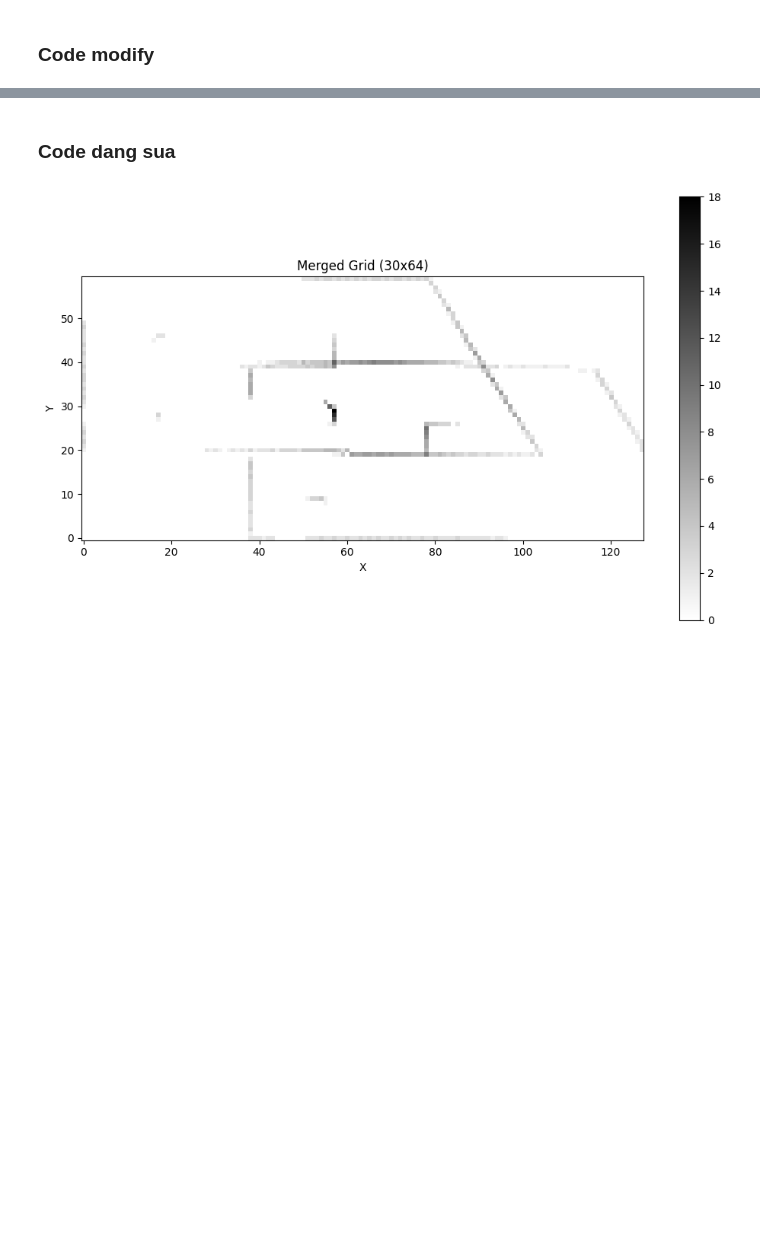
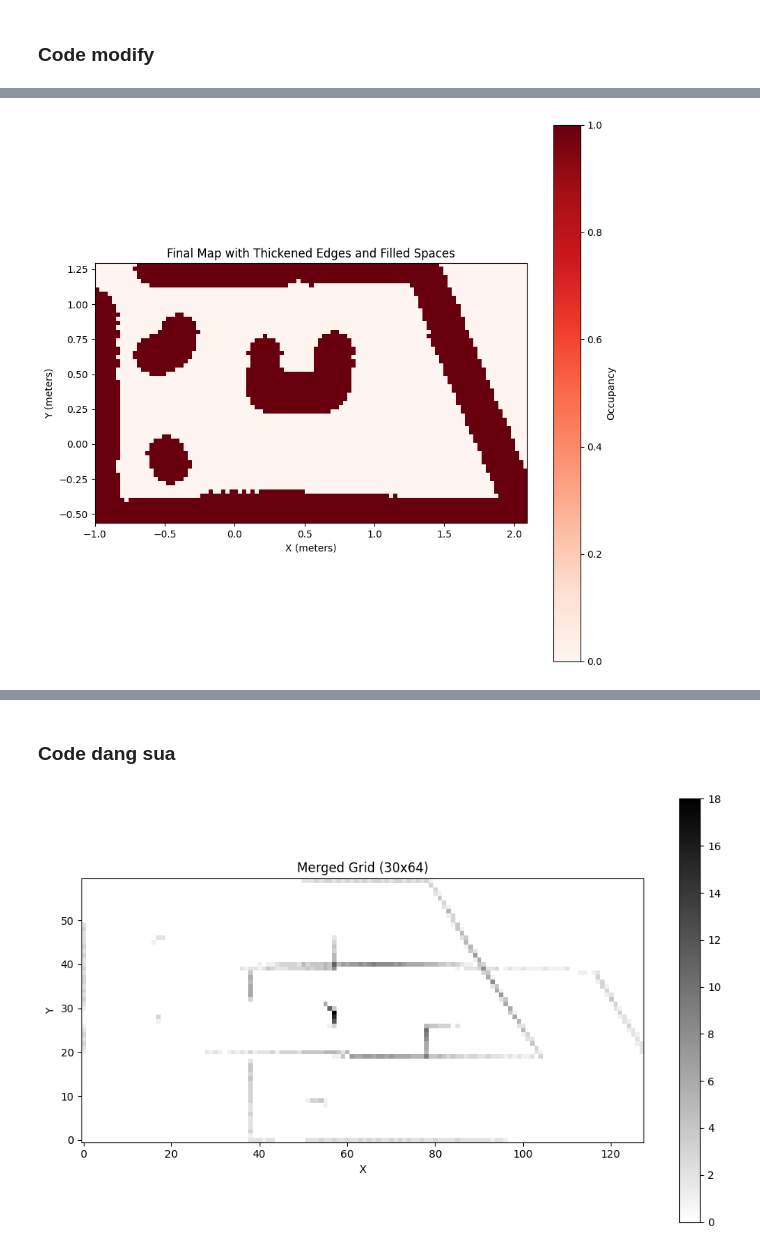
Before and after one commit to YoneJ/Final, a Jupyter notebook: main.ipynb, the cells around one changed output, grey strips where cells are left out. Saved outputs shown, nothing was run; the diff lists cells and outputs as text; code cells hidden in the pictures; blank space fills up the shorter version.

```diff
--- a/main.ipynb
+++ b/main.ipynb
@@ -204,0 +212,93 @@ Transformed data (y): [-1.67545887e-02 -2.51185011e-02 -3.35328195e-02 -4.191623
+# %%
+import pandas as pd
+import numpy as np
+import matplotlib.pyplot as plt
+from scipy.ndimage import binary_fill_holes
+
+# Load data from files
+df1 = pd.read_csv('usdata.csv')
+df2 = pd.read_csv('usdata2.csv')
+
+x1, y1 = df1['x'].values, df1['y'].values
+x2, y2 = df2['x'].values, df2['y'].values
+
+# Transformation parameters for data2
+translation_vector_2 = np.array([1.0, 0.0])  # Shift data2 x-coordinate to the left by 1 unit
+
+# Apply the translation to data2
+transformed_x2 = x2 + translation_vector_2[0]
+transformed_y2 = y2 + translation_vector_2[1]
+
+# Combine all points into a single dataset
+all_x = np.concatenate((x1, transformed_x2))
+all_y = np.concatenate((y1, transformed_y2))
+
+# Determine the bounds of the grid
+x_min, x_max = np.min(all_x), np.max(all_x)
+y_min, y_max = np.min(all_y), np.max(all_y)
+
+# Define the grid resolution
+resolution = 0.03  # Size of each grid cell in meters
+
+# Calculate grid dimensions based on bounds and resolution
+grid_width = int(np.ceil((x_max - x_min) / resolution))
+grid_height = int(np.ceil((y_max - y_min) / resolution))
+
+# Initialize the grid map with zeros (free space)
+grid_map = np.zeros((grid_height, grid_width))
+
+# Helper function to convert coordinates to grid indices
+def to_grid_indices(x, y, x_min, y_min, resolution):
+    grid_x = int((x - x_min) / resolution)
+    grid_y = int((y - y_min) / resolution)
+    return grid_x, grid_y
+
+# Populate the grid map with points from all slices
+for x, y in zip(all_x, all_y):
+    grid_x, grid_y = to_grid_indices(x, y, x_min, y_min, resolution)
+    if 0 <= grid_x < grid_width and 0 <= grid_y < grid_height:
+        grid_map[grid_y, grid_x] = 1  # Mark as occupied
+
+# Add a filled line to connect two points
+line_x = np.linspace(0.33, 0.898, num=50)
+line_y = np.full_like(line_x, -0.66)
+
+# Populate the map with the connecting line
+for x, y in zip(line_x, line_y):
+    grid_x, grid_y = to_grid_indices(x, y, x_min, y_min, resolution)
+    if 0 <= grid_x < grid_width and 0 <= grid_y < grid_height:
+        grid_map[grid_y, grid_x] = 1
+
+# Function to thicken edges
+def thicken_edges(grid_map, radius, resolution):
+    radius_in_cells = int(np.ceil(radius / resolution))
+    thickened_map = grid_map.copy()
+
+    for y in range(grid_map.shape[0]):
+        for x in range(grid_map.shape[1]):
+            if grid_map[y, x] == 1:  # If the cell is occupied
+                for dx in range(-radius_in_cells, radius_in_cells + 1):
+                    for dy in range(-radius_in_cells, radius_in_cells + 1):
+                        if dx**2 + dy**2 <= radius_in_cells**2:  # Check within the radius
+                            nx, ny = x + dx, y + dy
+                            if 0 <= nx < grid_map.shape[1] and 0 <= ny < grid_map.shape[0]:
+                                thickened_map[ny, nx] = 1
+    return thickened_map
+
+# Thicken the edges
+edge_thickness = 0.1  # Thickness in meters
+thickened_map = thicken_edges(grid_map, edge_thickness, resolution)
+
+# Fill inner spaces within obstacles
+filled_map = binary_fill_holes(thickened_map).astype(int)
+
+# Visualize the final map
+plt.figure(figsize=(10, 10))
+plt.imshow(filled_map, cmap='Reds', origin='lower', extent=[x_min, x_max, y_min, y_max])
+plt.title("Final Map with Thickened Edges and Filled Spaces")
+plt.xlabel("X (meters)")
+plt.ylabel("Y (meters)")
+plt.colorbar(label="Occupancy")
+plt.show()
+# %% [output]
+[figure, added]
```
Also changed, not shown: parts of 2 cells of this notebook.
